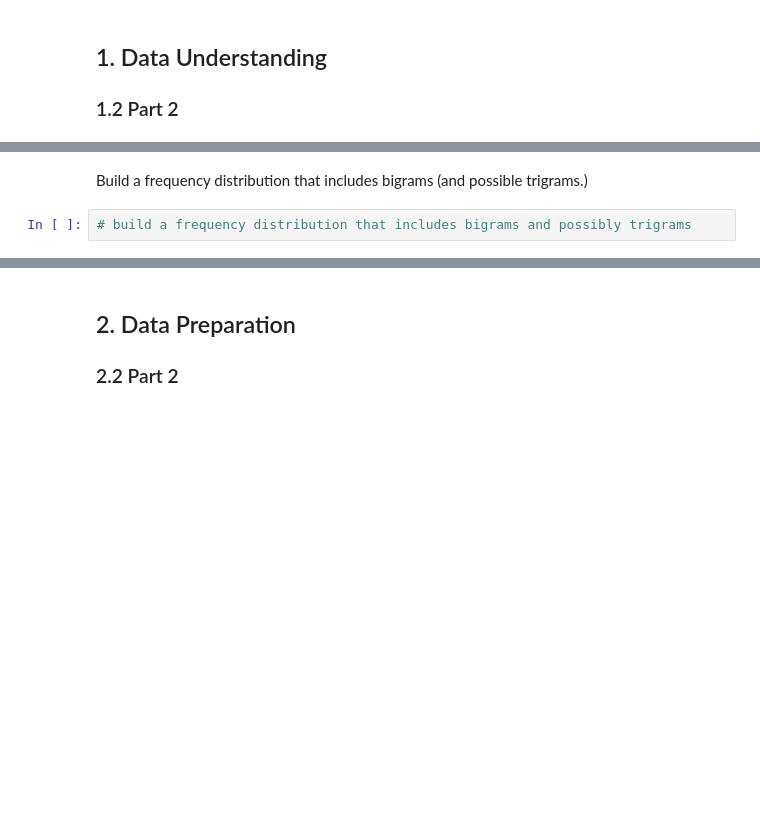
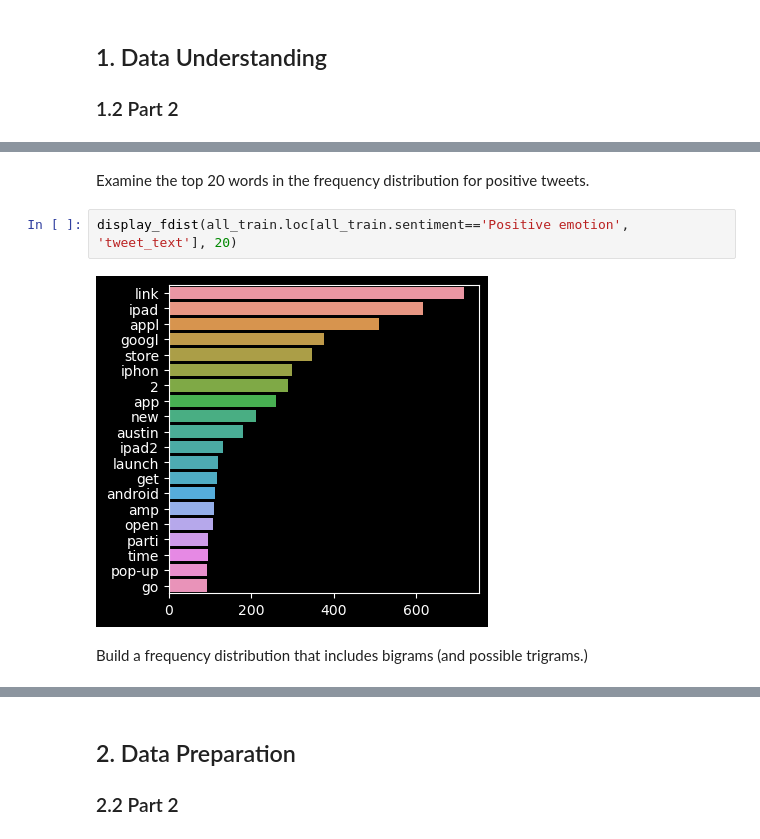
Before and after one commit to ran0027/twitter-sentiment-analysis, a Jupyter notebook: index.ipynb, the cells around one changed output, grey strips where cells are left out. Saved outputs shown, nothing was run; the diff lists cells and outputs as text; blank space fills up the shorter version.

```diff
--- a/index.ipynb
+++ b/index.ipynb
@@ -216,4 +372,8 @@ Now that we have tokenized each tweet, we can build a frequency distribution for
+# %% [markdown]
+Examine the top 20 words in the frequency distribution for positive tweets.
+# %%
+display_fdist(all_train.loc[all_train.sentiment=='Positive emotion', 'tweet_text'], 20)
+# %% [output]
+[figure, added]
 # %% [markdown]
 Build a frequency distribution that includes bigrams (and possible trigrams.)
-# %%
-# build a frequency distribution that includes bigrams and possibly trigrams
```
Also changed, not shown: parts of 33 cells of this notebook.
